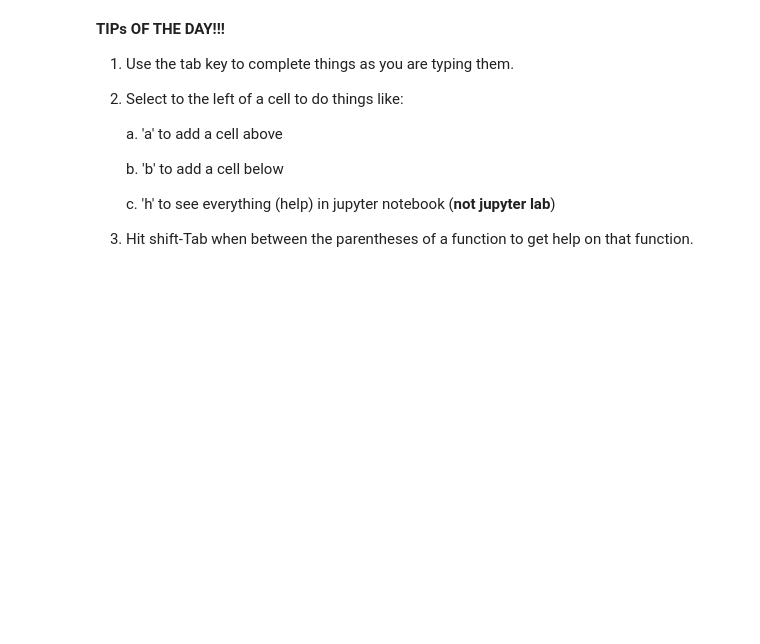
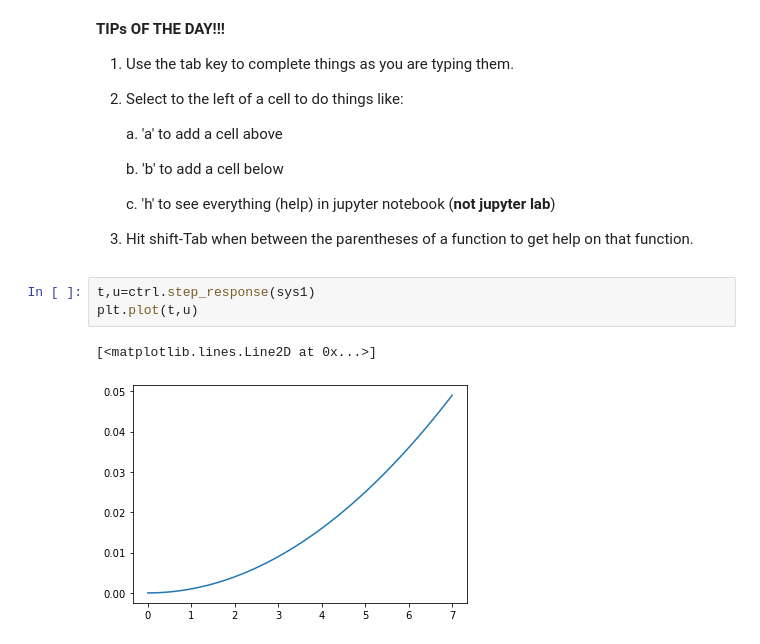
Before and after one commit to josephcslater/Tennessee_Tech_ECE_3210_public, a Jupyter notebook: 2.9 The Simulation of Systems.ipynb, the cells around one changed output. Drawn from its saved outputs; the diff is of its cells as text; blank space fills up the shorter version.

```diff
--- a/2.9 The Simulation of Systems.ipynb
+++ b/2.9 The Simulation of Systems.ipynb
@@ -186,3 +186,9 @@ $$\frac{s + 2}{500 s^3 + 1000 s^2 + s + 1}$$
    c. 'h' to see everything (help) in jupyter notebook (**not jupyter lab**)
 
 3. Hit shift-Tab when between the parentheses of a function to get help on that function.
+# %%
+t,u=ctrl.step_response(sys1)
+plt.plot(t,u)
+# %% [output]
+[<matplotlib.lines.Line2D at 0x...>]
+[figure, added]
```
